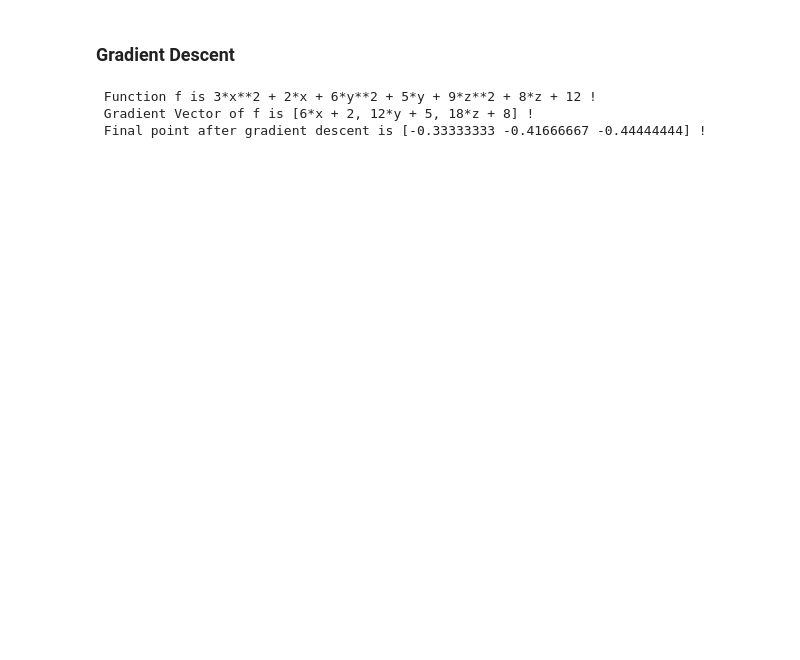
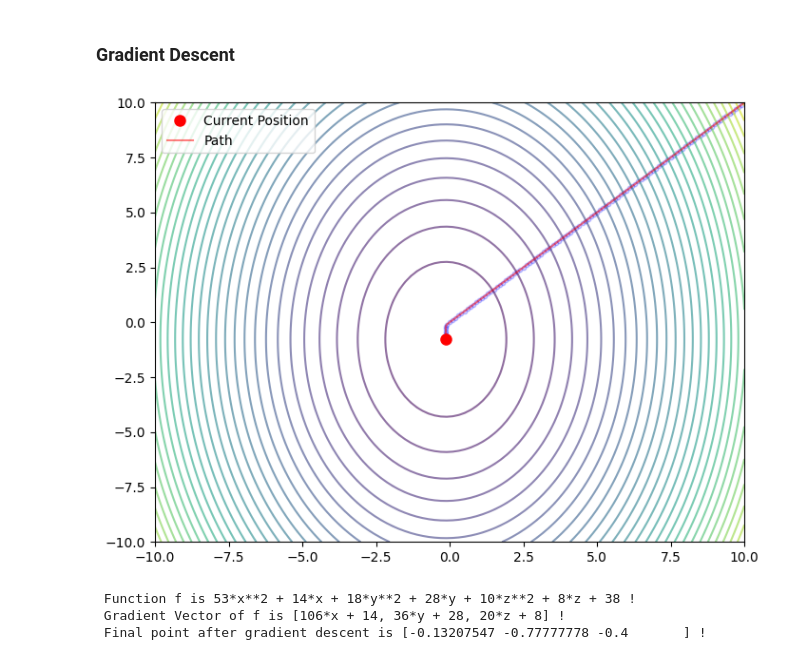
Before and after one commit to fxcollot/visualization, a Jupyter notebook: gradient_descent/gradient_descent.ipynb, the cells around one changed output. Drawn from its saved outputs; the diff is of its cells as text; code cells hidden in the pictures; blank space fills up the shorter version.

Commit message:
Feature: Visualization

```diff
--- a/gradient_descent/gradient_descent.ipynb
+++ b/gradient_descent/gradient_descent.ipynb
@@ -10,3 +61,25 @@ variables = (x, y, z)
+# %%
+def mesh_update(dot, path, marks, history):
+    """
+    Updates the visualization
+
+    INPUT ::
+    dot : matplotlib Line2D object representing the current position
+    path : matplotlib Line2D object representing the path taken
+    history : list of points representing the history of positions
+
+    OUTPUT ::
+    dot : updated Line2D object for current position
+    path : updated Line2D object for path taken
+
+    """
+    h_array = np.array(history)
+
+    dot.set_data([history[-1][0]], [history[-1][1]])
+    path.set_data(h_array[:, 0], h_array[:, 1])
+    marks.set_offsets(h_array[:, :2]) # Takes X and Y columns
+
+    return dot, path, marks
 # %%
 def init_function(input_parameters, variables=variables):
     """
@@ -45,7 +118,7 @@ def gradient(f, variables):
 
     return gradient_vector
 # %%
-def gradient_descent(f, variables, initial_point, learning_rate=0.01, gradient_clipping=True, clipping_val = 1, max_iterations=1000):
+def gradient_descent(f, variables, initial_point=INITIAL_POINT, learning_rate=LEARNING_RATE, gradient_clipping=GRADIENT_CLIPPING, clipping_val = CLIPPING_VAL, max_iterations=MAX_ITERATIONS):
     """
     Performs gradient descent optimization on the function f.
 
@@ -65,8 +138,12 @@ def gradient_descent(f, variables, initial_point, learning_rate=0.01, gradient_c
     point = np.array(initial_point, dtype=np.float64)
     grad = gradient(f, variables)
     grad_func = sp.lambdify(variables, grad, 'numpy')
+    fig, ax, dot, path, marks = mesh_intialize(f)
+    history = [point.copy()]
 
-    for _ in range(max_iterations):
+    plt.show()
+
+    for i in range(max_iterations):
         grad_eval = grad_func(*point)
 
         if gradient_clipping:
@@ -74,16 +151,24 @@ def gradient_descent(f, variables, initial_point, learning_rate=0.01, gradient_c
 
         point -= learning_rate * grad_eval
 
+        history.append(point.copy())
+
+        if i % 10 == 0:
+            mesh_update(dot, path, marks, history)
+            display.clear_output(wait=True)
+            display.display(fig)
+
     return point
 # %%
-f = init_function([[1, 2, 3], [4, 5, 6], [7, 8, 9]])
+f = init_function([[0, 14, 53], [4, 28, 18], [34, 8, 10]])
 g = gradient(f, variables)
-final_point = gradient_descent(f, variables, initial_point=[0, 0, 0], learning_rate=0.01, max_iterations=1000)
+final_point = gradient_descent(f, variables)
 
 print(f" Function f is {f} ! ")
 print(f" Gradient Vector of f is {g} !")
 print(f" Final point after gradient descent is {final_point} !")
 # %% [output]
+[figure, added]
- Function f is 3*x**2 + 2*x + 6*y**2 + 5*y + 9*z**2 + 8*z + 12 !
- Gradient Vector of f is [6*x + 2, 12*y + 5, 18*z + 8] !
- Final point after gradient descent is [-0.33333333 -0.41666667 -0.44444444] !
+ Function f is 53*x**2 + 14*x + 18*y**2 + 28*y + 10*z**2 + 8*z + 38 !
+ Gradient Vector of f is [106*x + 14, 36*y + 28, 20*z + 8] !
+ Final point after gradient descent is [-0.13207547 -0.77777778 -0.4       ] !
```
Also changed, not shown: parts of 3 cells of this notebook.
